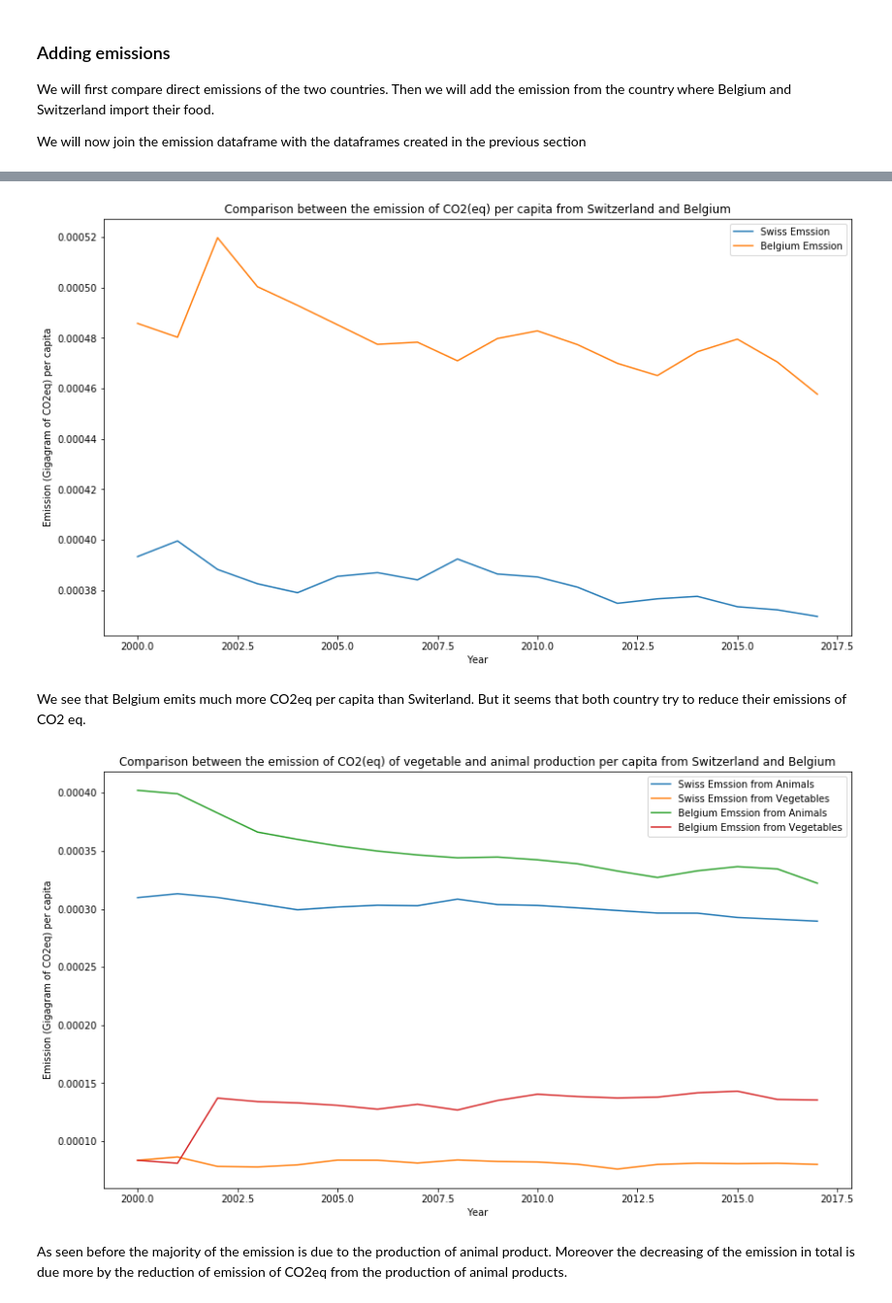
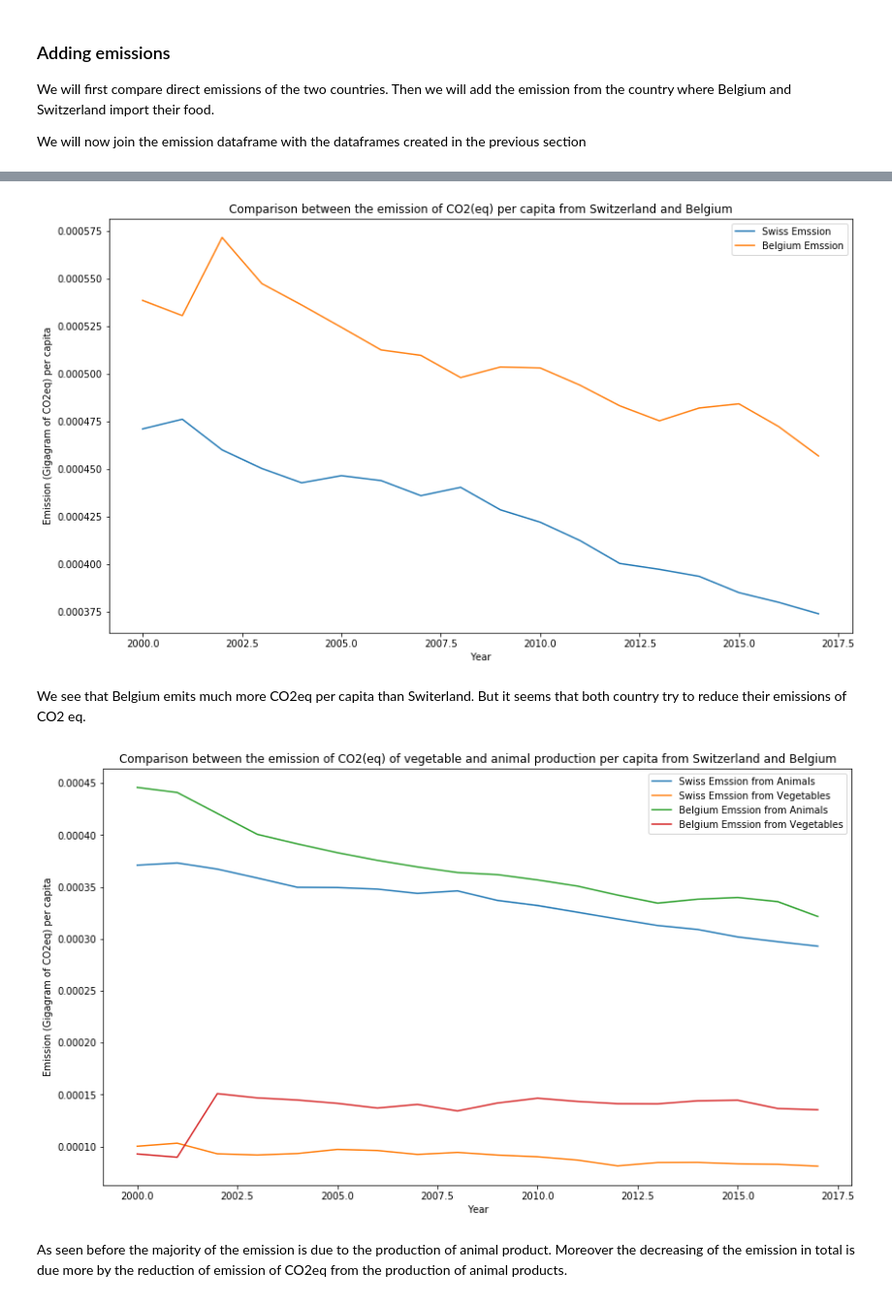
Before and after one commit to Lambo97/ADAProject, a Jupyter notebook: src/Final.ipynb, the cells around one changed output, grey strips where cells are left out. Shown at 97% size. Cells and saved outputs as stored; diff of their text form; code cells hidden in the pictures.

```diff
--- a/src/Final.ipynb
+++ b/src/Final.ipynb
@@ -868,7 +865,9 @@ We will now join the emission dataframe with the dataframes created in the previ
 swiss_emission = emissions_total.loc['Switzerland']
 swiss_emission = swiss_emission[swiss_emission.index >= 2000]
 swiss_emission = swiss_emission[swiss_emission.index < 2018]
+swiss_emission = pd.merge(swiss_emission, population.loc['Switzerland'], left_index=True, right_index=True)
 
 belgium_emission = emissions_total.loc['Belgium']
 belgium_emission = belgium_emission[belgium_emission.index >= 2000]
 belgium_emission = belgium_emission[belgium_emission.index < 2018]
+belgium_emission = pd.merge(belgium_emission, population.loc['Belgium'], left_index=True, right_index=True)
@@ -875,29 +895,29 @@ belgium_emission = belgium_emission[belgium_emission.index < 2018]
 # %%
 plt.figure(figsize=(14,8))
-plt.plot(swiss_emission.index, swiss_emission.Sum/people_swiss, label='Swiss Emssion')
-plt.plot(belgium_emission.index, belgium_emission.Sum/people_belgium, label='Belgium Emssion')
+plt.plot(swiss_emission.index, swiss_emission.Sum/swiss_emission.Population, label='Swiss Emssion')
+plt.plot(belgium_emission.index, belgium_emission.Sum/belgium_emission.Population, label='Belgium Emssion')
 plt.title("Comparison between the emission of CO2(eq) per capita from Switzerland and Belgium")
 plt.ylabel("Emission (Gigagram of CO2eq) per capita")
 plt.xlabel("Year")
 plt.legend()
 plt.show()
 # %% [output]
-[figure, old version]
+[figure, new version]
 # %% [markdown]
 We see that Belgium emits much more CO2eq per capita than Switerland. But it seems that both country try to reduce their emissions of CO2 eq.
 # %%
 plt.figure(figsize=(14,8))
-plt.plot(swiss_emission.index, swiss_emission.Animal/people_swiss, label='Swiss Emssion from Animals')
-plt.plot(swiss_emission.index, swiss_emission.Vegetal/people_swiss, label='Swiss Emssion from Vegetables')
-plt.plot(belgium_emission.index, belgium_emission.Animal/people_belgium, label='Belgium Emssion from Animals')
-plt.plot(belgium_emission.index, belgium_emission.Vegetal/people_belgium, label='Belgium Emssion from Vegetables')
+plt.plot(swiss_emission.index, swiss_emission.Animal/swiss_emission.Population, label='Swiss Emssion from Animals')
+plt.plot(swiss_emission.index, swiss_emission.Vegetal/swiss_emission.Population, label='Swiss Emssion from Vegetables')
+plt.plot(belgium_emission.index, belgium_emission.Animal/belgium_emission.Population, label='Belgium Emssion from Animals')
+plt.plot(belgium_emission.index, belgium_emission.Vegetal/belgium_emission.Population, label='Belgium Emssion from Vegetables')
 plt.title("Comparison between the emission of CO2(eq) of vegetable and animal production per capita from Switzerland and Belgium")
 plt.ylabel("Emission (Gigagram of CO2eq) per capita")
 plt.xlabel("Year")
 plt.legend()
 plt.show()
 # %% [output]
-[figure, old version]
+[figure, new version]
 # %% [markdown]
 As seen before the majority of the emission is due to the production of animal product. Moreover the decreasing of the emission in total is due more by the reduction of emission of CO2eq from the production of animal products.
 # %% [markdown]
```
Also changed, not shown: parts of 20 cells of this notebook, 5 other files.
